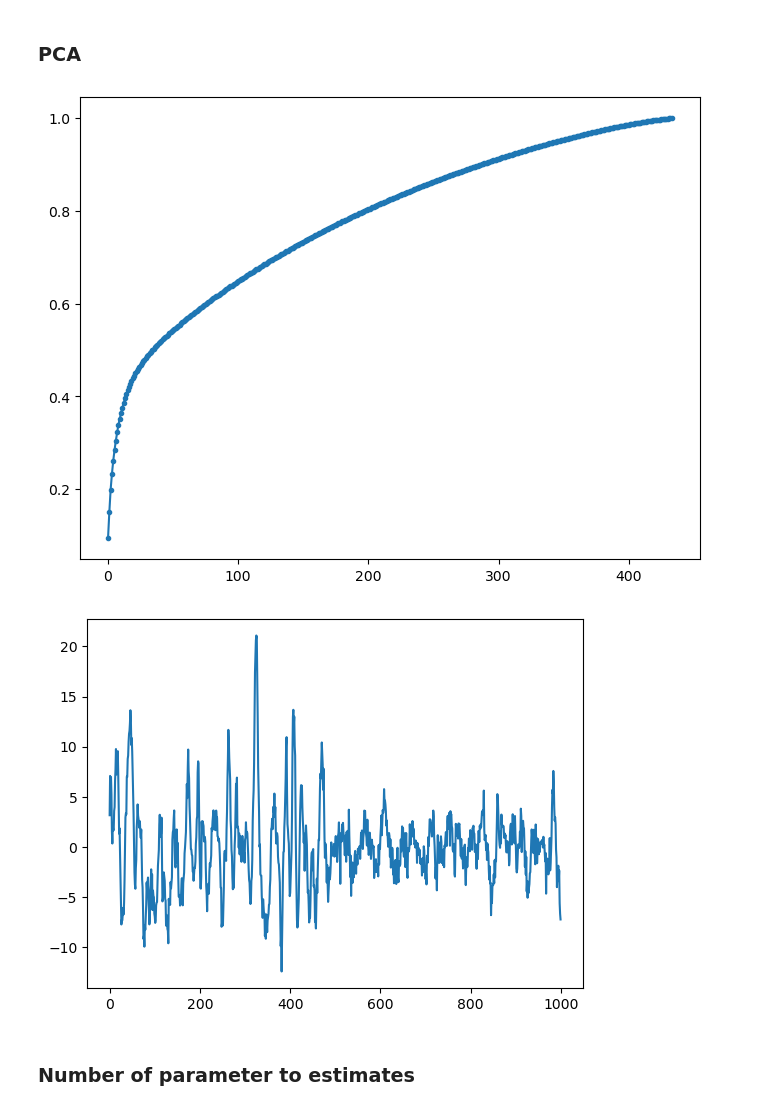
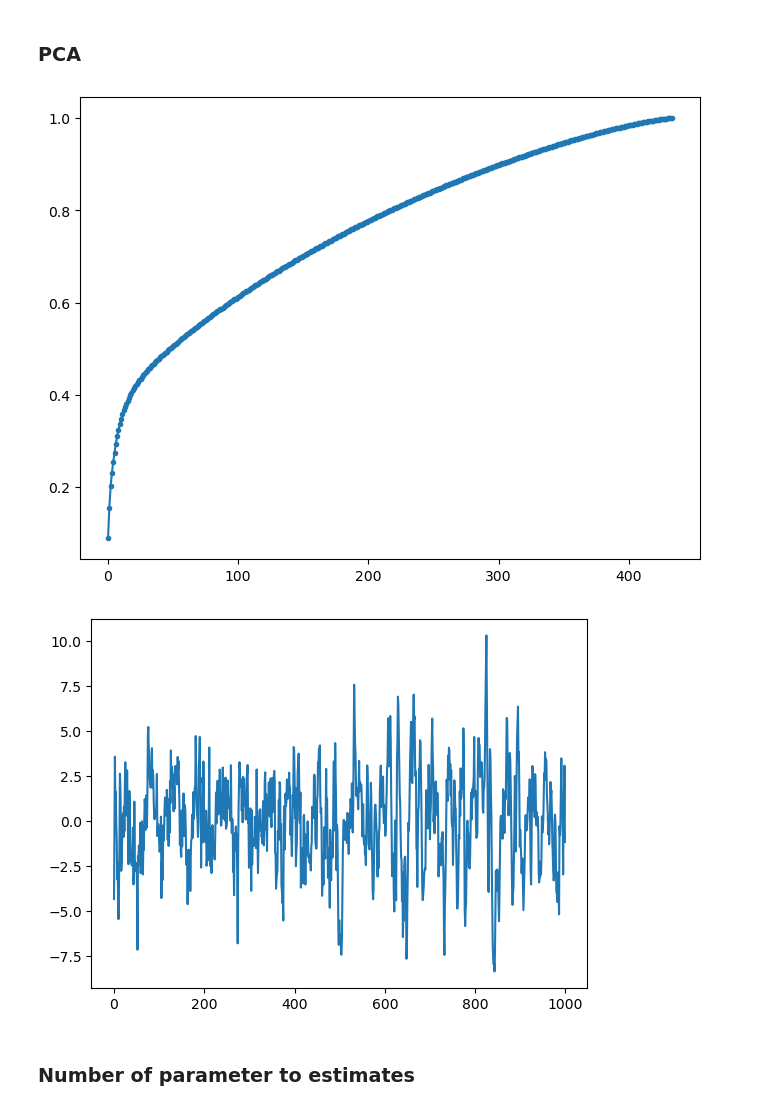
Before and after one commit to MarcoZenari/brainhackRome2025, a Jupyter notebook: hmm_fit.ipynb, the cells around one changed output. Drawn from its saved outputs; the diff is of its cells as text; code cells hidden in the pictures.

```diff
--- a/hmm_fit.ipynb
+++ b/hmm_fit.ipynb
@@ -104,5 +106,5 @@ def compute_pca(signal, n_components=None):
 # %%
 # Load the data
 data_root = "/home/zenari/data/fMRI_timeseries_clean_denoised_GSR_parcellated"
-file_filter = "task*.h5"
+file_filter = "task-hammer*.h5"
 data, subjects = load_fmri(data_root, file_filter)
@@ -115,6 +133,6 @@ Shape of example fMRI: (434, 488)
 # %%
 # Filtered list containing only elements with the expected shape
-expected_shape = (434, 488)
+expected_shape = (434, 493)
 
 
 print('Initial number of fMRI:', len(data))
@@ -126,6 +144,6 @@ Final number of fMRI: 949
 # %%
 #Subsampling the data
-n = 100 #number of fMRI
+n = 219 #number of fMRI
 n_sample = np.random.randint(0, len(data_cleaned), n)
 
 data_sub = [data_cleaned[i] for i in n_sample]
@@ -191,13 +209,13 @@ plt.figure(figsize=(8, 6))
 plt.plot(np.cumsum(explained_variance_ratio), '.-')
 plt.show()
 # %% [output]
-[figure, old version]
+[figure, new version]
 # %%
 #plotting the time-series of the first pca
-plt.plot(projections[:1000, 0])
+plt.plot(projections[:1000, 5])
 plt.show()
 # %% [output]
-[figure, old version]
+[figure, new version]
 # %% [markdown]
 ### Number of parameter to estimates
 # %%
```
Also changed, not shown: parts of 34 cells of this notebook.
